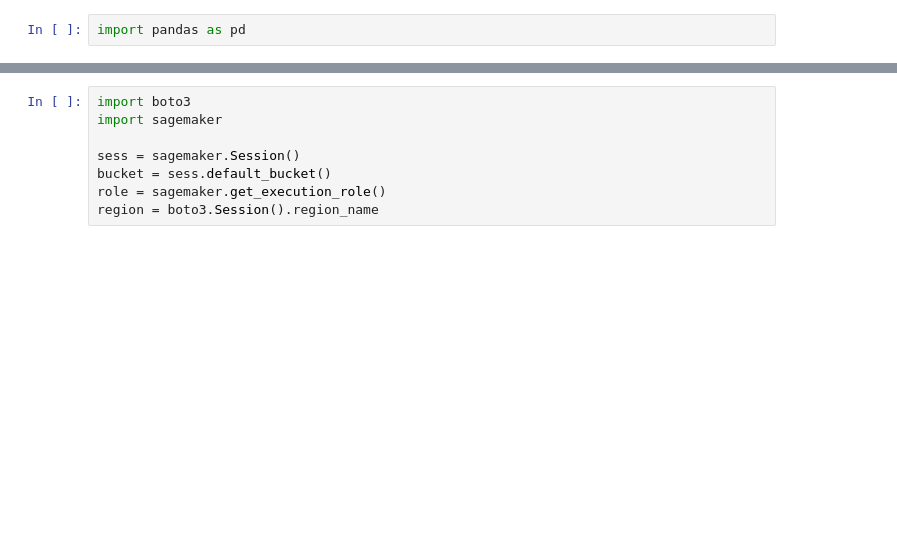
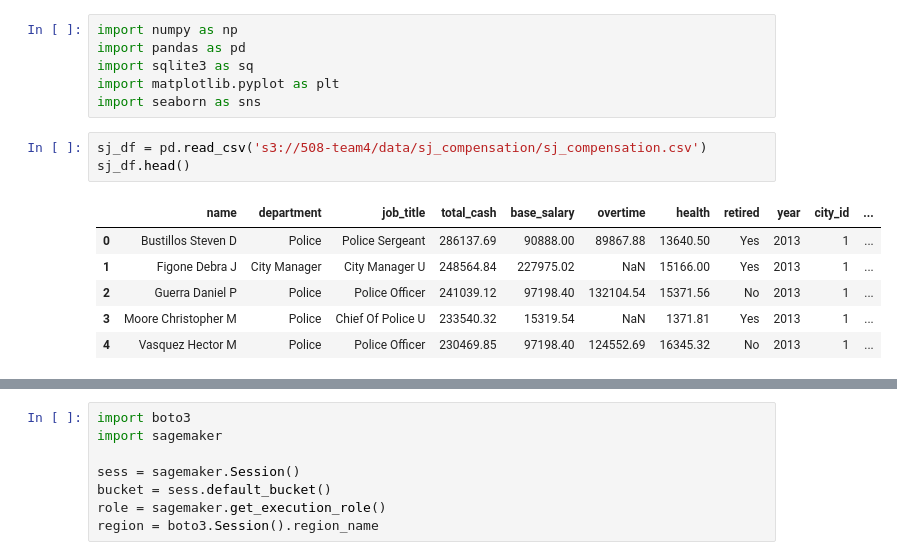
Before and after one commit to unpham/ads-508-project, a Jupyter notebook: athena.ipynb, the cells around one changed output, grey strips where cells are left out. Drawn from its saved outputs; the diff is of its cells as text; blank space fills up the shorter version.

```diff
--- a/athena.ipynb
+++ b/athena.ipynb
@@ -1,2 +1,16 @@
 # %%
+import numpy as np
 import pandas as pd
+import sqlite3 as sq
+import matplotlib.pyplot as plt
+import seaborn as sns
+# %%
+sj_df = pd.read_csv('s3://508-team4/data/sj_compensation/sj_compensation.csv')
+sj_df.head()
+# %% [output]
+|  | name | department | job_title | total_cash | base_salary | overtime | health | retired | year | city_id | ... |
+| 0 | Bustillos Steven D | Police | Police Sergeant | 286137.69 | 90888.00 | 89867.88 | 13640.50 | Yes | 2013 | 1 | ... |
+| 1 | Figone Debra J | City Manager | City Manager U | 248564.84 | 227975.02 | NaN | 15166.00 | Yes | 2013 | 1 | ... |
+| 2 | Guerra Daniel P | Police | Police Officer | 241039.12 | 97198.40 | 132104.54 | 15371.56 | No | 2013 | 1 | ... |
+| 3 | Moore Christopher M | Police | Chief Of Police U | 233540.32 | 15319.54 | NaN | 1371.81 | Yes | 2013 | 1 | ... |
+| 4 | Vasquez Hector M | Police | Police Officer | 230469.85 | 97198.40 | 124552.69 | 16345.32 | No | 2013 | 1 | ... |
```
Also changed, not shown: parts of 24 cells of this notebook.
